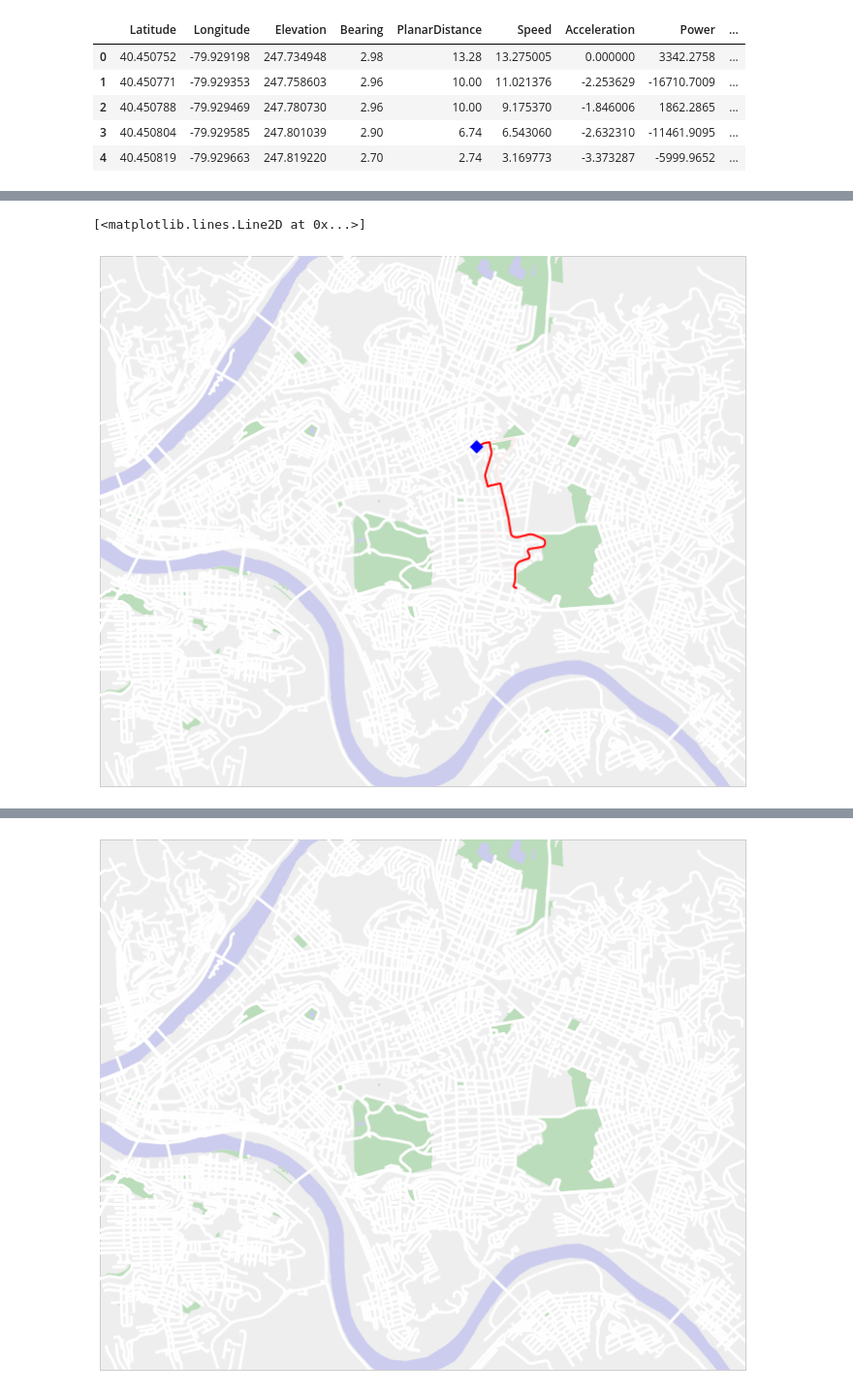
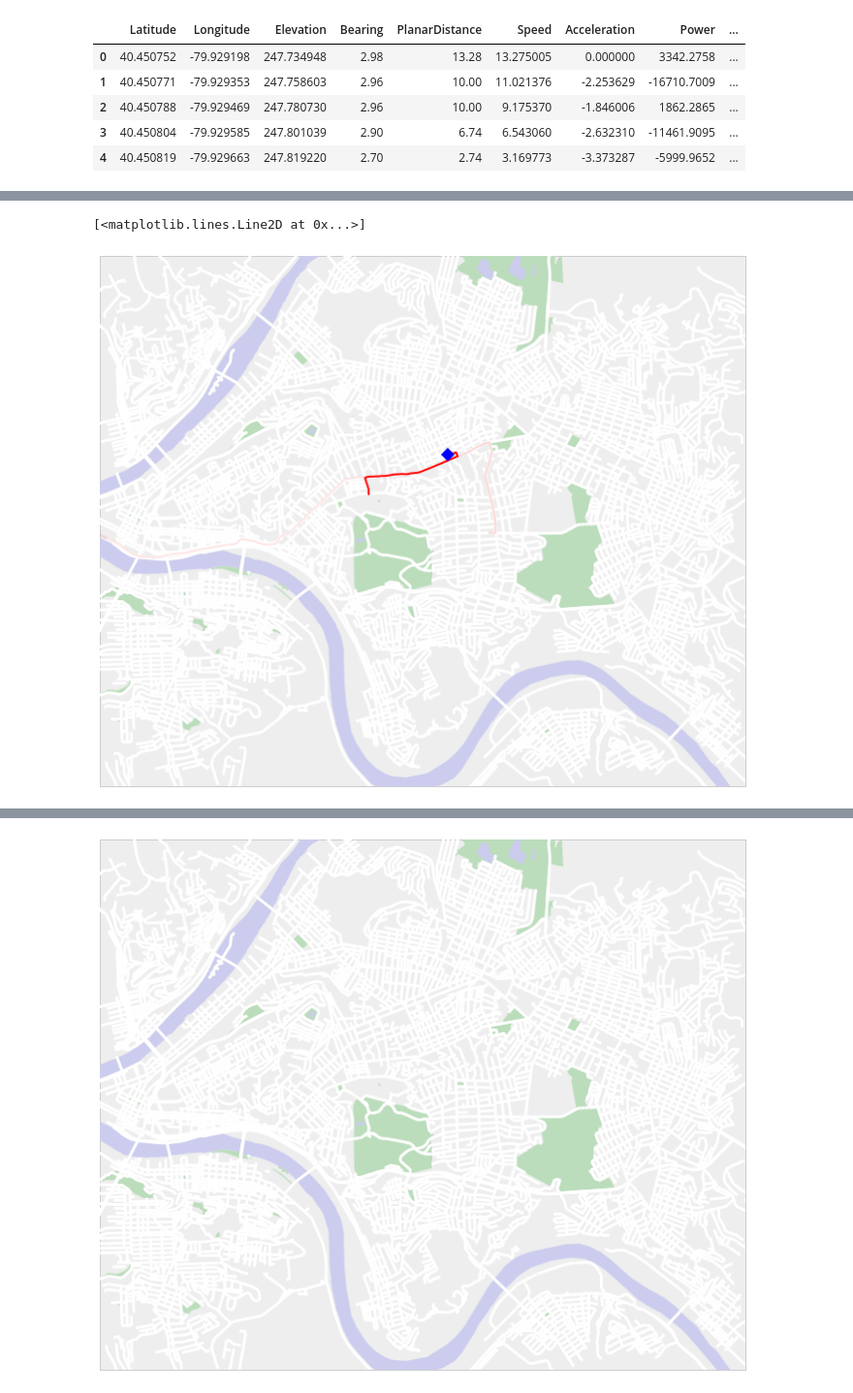
Before and after one commit to astyler/scratch, a Jupyter notebook: Prediction animation.ipynb, the cells around one changed output, grey strips where cells are left out. Shown: that part at 97% size. Cells and saved outputs as stored; diff of their text form; code cells hidden in the pictures.

```diff
--- a/Prediction animation.ipynb
+++ b/Prediction animation.ipynb
@@ -105,5 +107,5 @@ test.head()
 | 4 | 40.450819 | -79.929663 | 247.819220 | 2.70 | 2.74 | 3.169773 | -3.373287 | -5999.9652 | ... |
 # %%
 features = ['Latitude', 'Longitude', 'Heading', 'Speed', 'Acceleration', 'Power', 'TotalEnergyUsed']
-feature_weights =  [1,1,1e1,0,0,0,0]
+feature_weights =  [1,1,1e1,1e-1,0,0,1e-1]
 ep = ensemblepredictor.EnsemblePredictor(training, features=features, feature_weights=feature_weights)
@@ -125,19 +112,19 @@ def norm(dist, sigma):
 # %%
-index = 100
-results = [(norm(r[0], 1e-4),r[1]) for r in ep.predict(test.iloc[index])]
-best_weight = max(results)[0]
-results = [(w/best_weight, i) for (w,i) in results]
+index = 15
+results = ep.predict(test.iloc[index], 1e-2)
+#best_weight = max(results)[0]
+#results = [(w/best_weight, i) for (w,i) in results]
 
 fig = plt.figure(figsize=(12,12))
 ax = fig.add_subplot(111)
 mymap.draw_map(ax, map_fill='#eeeeee')
 
 for (r, trip) in zip(results, training):
     idx = r[1]
     ax.plot(trip.x.iloc[idx:], trip.y.iloc[idx:], lw=2, alpha=r[0], c='red', zorder=99)
     #ax.plot(trip.x.iloc[idx], trip.y.iloc[idx], 'gD', alpha=1, markersize=20*r[0], zorder=100)
 
 ax.plot(test.x.iloc[index], test.y.iloc[index], 'bD', markersize=10, zorder=101)
 # %% [output]
 [<matplotlib.lines.Line2D at 0x...>]
-[figure, old version]
+[figure, new version]
```
Also changed, not shown: parts of 9 cells of this notebook, 1 other file.
